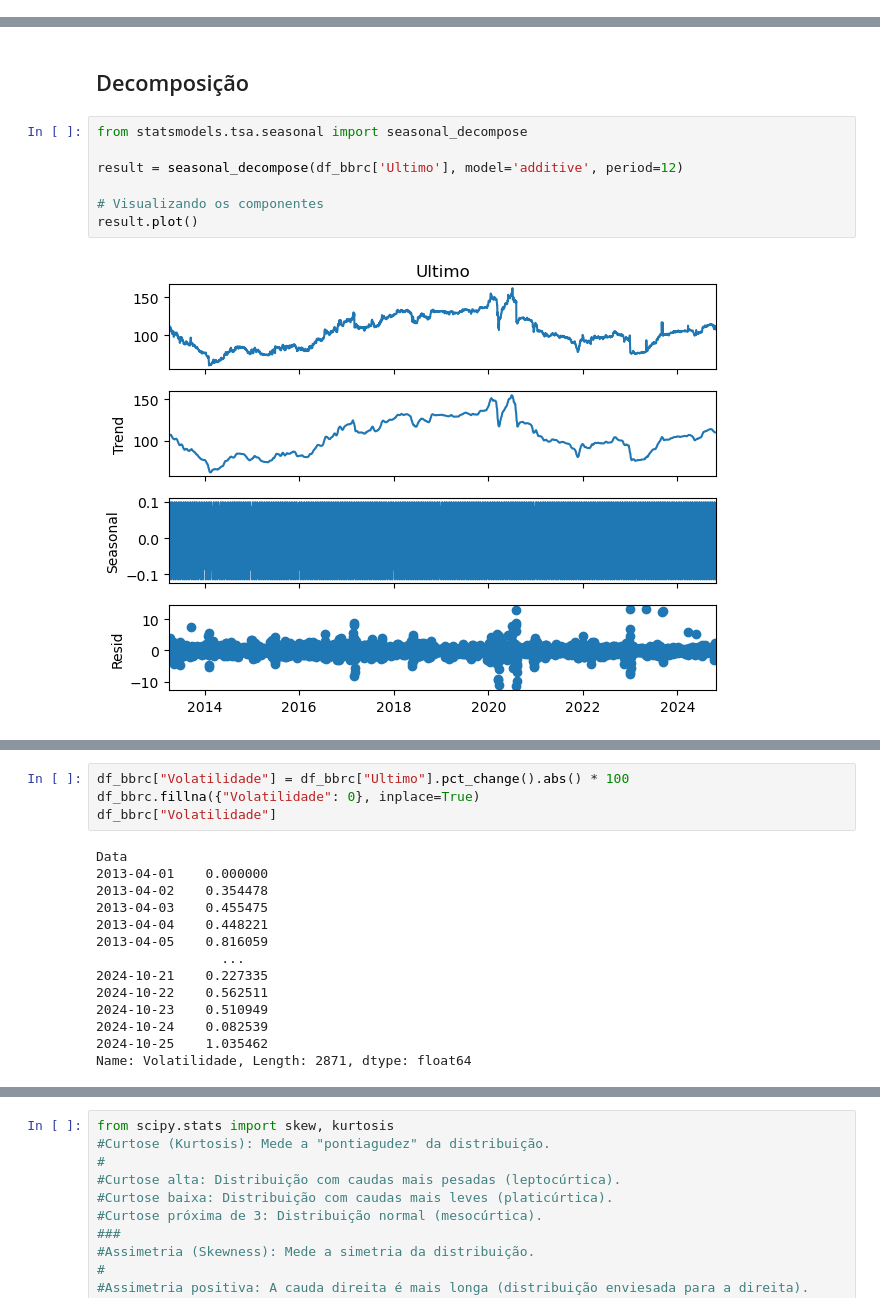
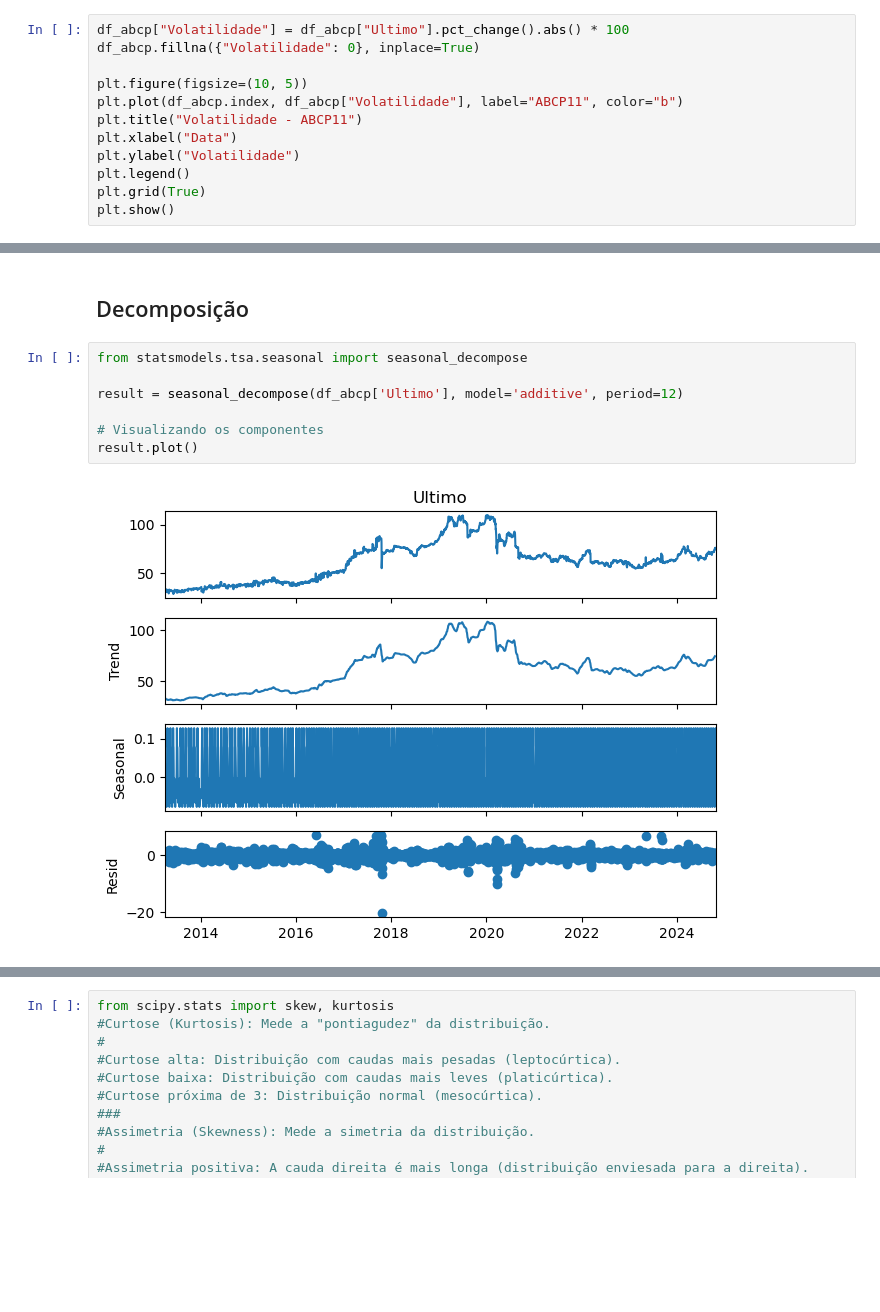
Before and after one commit to luluthedevil/tcc_usp, a Jupyter notebook: Normalizacao_dos_dados.ipynb, the cells around one changed output, grey strips where cells are left out. Saved outputs shown, nothing was run; the diff lists cells and outputs as text; blank space fills up the shorter version.

```diff
--- a/Normalizacao_dos_dados.ipynb
+++ b/Normalizacao_dos_dados.ipynb
@@ -1052,0 +1053,12 @@ plt.show()
+# %%
+df_abcp["Volatilidade"] = df_abcp["Ultimo"].pct_change().abs() * 100
+df_abcp.fillna({"Volatilidade": 0}, inplace=True)
+
+plt.figure(figsize=(10, 5))
+plt.plot(df_abcp.index, df_abcp["Volatilidade"], label="ABCP11", color="b")
+plt.title("Volatilidade - ABCP11")
+plt.xlabel("Data")
+plt.ylabel("Volatilidade")
+plt.legend()
+plt.grid(True)
+plt.show()
@@ -1070,9 +1354,9 @@ plt.show()
 # %%
 from statsmodels.tsa.seasonal import seasonal_decompose
 
-result = seasonal_decompose(df_bbrc['Ultimo'], model='additive', period=12)
+result = seasonal_decompose(df_abcp['Ultimo'], model='additive', period=12)
 
 # Visualizando os componentes
 result.plot()
 # %% [output]
-[figure, old version]
+[figure, new version]
@@ -1080,18 +1363,0 @@ result.plot()
-# %%
-df_bbrc["Volatilidade"] = df_bbrc["Ultimo"].pct_change().abs() * 100
-df_bbrc.fillna({"Volatilidade": 0}, inplace=True)
-df_bbrc["Volatilidade"]
-# %% [output]
-Data
-2013-04-01    0.000000
-2013-04-02    0.354478
-2013-04-03    0.455475
-2013-04-04    0.448221
-2013-04-05    0.816059
-                ...
-2024-10-21    0.227335
-2024-10-22    0.562511
-2024-10-23    0.510949
-2024-10-24    0.082539
-2024-10-25    1.035462
-Name: Volatilidade, Length: 2871, dtype: float64
```
Also changed, not shown: parts of 27 cells of this notebook.
